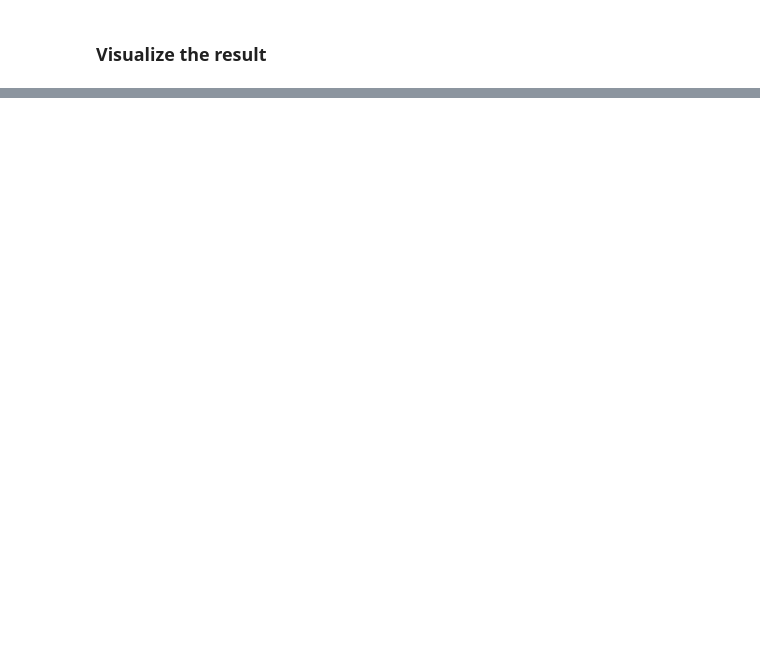
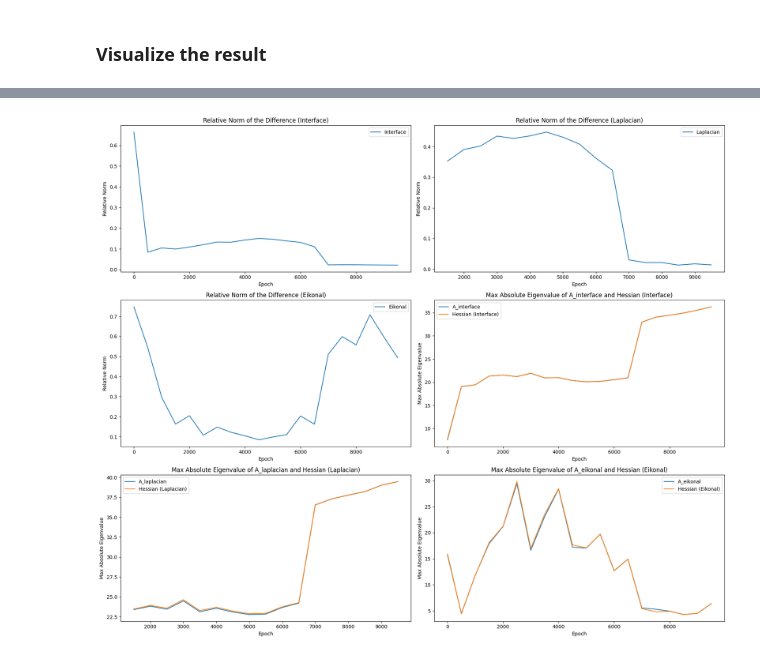
Before and after one commit to JamesAndrewKing/GaussNewtonShapes, a Jupyter notebook: notebooks/minimal_surface_preconditioning_new.ipynb, the cells around one changed output, grey strips where cells are left out. Cells and saved outputs as stored; diff of their text form; code cells hidden in the pictures; blank space fills up the shorter version.

```diff
--- a/notebooks/minimal_surface_preconditioning_new.ipynb
+++ b/notebooks/minimal_surface_preconditioning_new.ipynb
@@ -445,0 +472,61 @@ tensor([-6.2047e-06, -5.1105e-06, -4.2807e-06,  ...,  2.7700e+00,
+# %%
+import matplotlib.pyplot as plt
+
+# Plot the logged values
+plt.figure(figsize=(18, 15))
+
+# Plot relative norm of the difference (interface)
+plt.subplot(3, 2, 1)
+plt.plot(log_data['epochs'], log_data['relative_norm_interface'], label='Interface')
+plt.xlabel('Epoch')
+plt.ylabel('Relative Norm')
+plt.title('Relative Norm of the Difference (Interface)')
+plt.legend()
+
+# Plot relative norm of the difference (laplacian)
+plt.subplot(3, 2, 2)
+plt.plot(log_data['epochs'][3:], log_data['relative_norm_laplacian'], label='Laplacian')
+plt.xlabel('Epoch')
+plt.ylabel('Relative Norm')
+plt.title('Relative Norm of the Difference (Laplacian)')
+plt.legend()
+
+# Plot relative norm of the difference (eikonal)
+plt.subplot(3, 2, 3)
+plt.plot(log_data['epochs'], log_data['relative_norm_eikonal'], label='Eikonal')
+plt.xlabel('Epoch')
+plt.ylabel('Relative Norm')
+plt.title('Relative Norm of the Difference (Eikonal)')
+plt.legend()
+
+# Plot maximum absolute eigenvalue of A_interface and Hessian (interface)
+plt.subplot(3, 2, 4)
+plt.plot(log_data['epochs'], log_data['max_abs_eigenvalue_A_interface'], label='A_interface')
+plt.plot(log_data['epochs'], log_data['max_abs_eigenvalue_hessian_interface'], label='Hessian (Interface)')
+plt.xlabel('Epoch')
+plt.ylabel('Max Absolute Eigenvalue')
+plt.title('Max Absolute Eigenvalue of A_interface and Hessian (Interface)')
+plt.legend()
+
+# Plot maximum absolute eigenvalue of A_laplacian and Hessian (laplacian)
+plt.subplot(3, 2, 5)
+plt.plot(log_data['epochs'][3:], log_data['max_abs_eigenvalue_A_laplacian'], label='A_laplacian')
+plt.plot(log_data['epochs'][3:], log_data['max_abs_eigenvalue_hessian_laplacian'], label='Hessian (Laplacian)')
+plt.xlabel('Epoch')
+plt.ylabel('Max Absolute Eigenvalue')
+plt.title('Max Absolute Eigenvalue of A_laplacian and Hessian (Laplacian)')
+plt.legend()
+
+# Plot maximum absolute eigenvalue of A_eikonal and Hessian (eikonal)
+plt.subplot(3, 2, 6)
+plt.plot(log_data['epochs'], log_data['max_abs_eigenvalue_A_eikonal'], label='A_eikonal')
+plt.plot(log_data['epochs'], log_data['max_abs_eigenvalue_hessian_eikonal'], label='Hessian (Eikonal)')
+plt.xlabel('Epoch')
+plt.ylabel('Max Absolute Eigenvalue')
+plt.title('Max Absolute Eigenvalue of A_eikonal and Hessian (Eikonal)')
+plt.legend()
+
+plt.tight_layout()
+plt.show()
+# %% [output]
+[figure, added]
```
Also changed, not shown: parts of 4 cells of this notebook.
